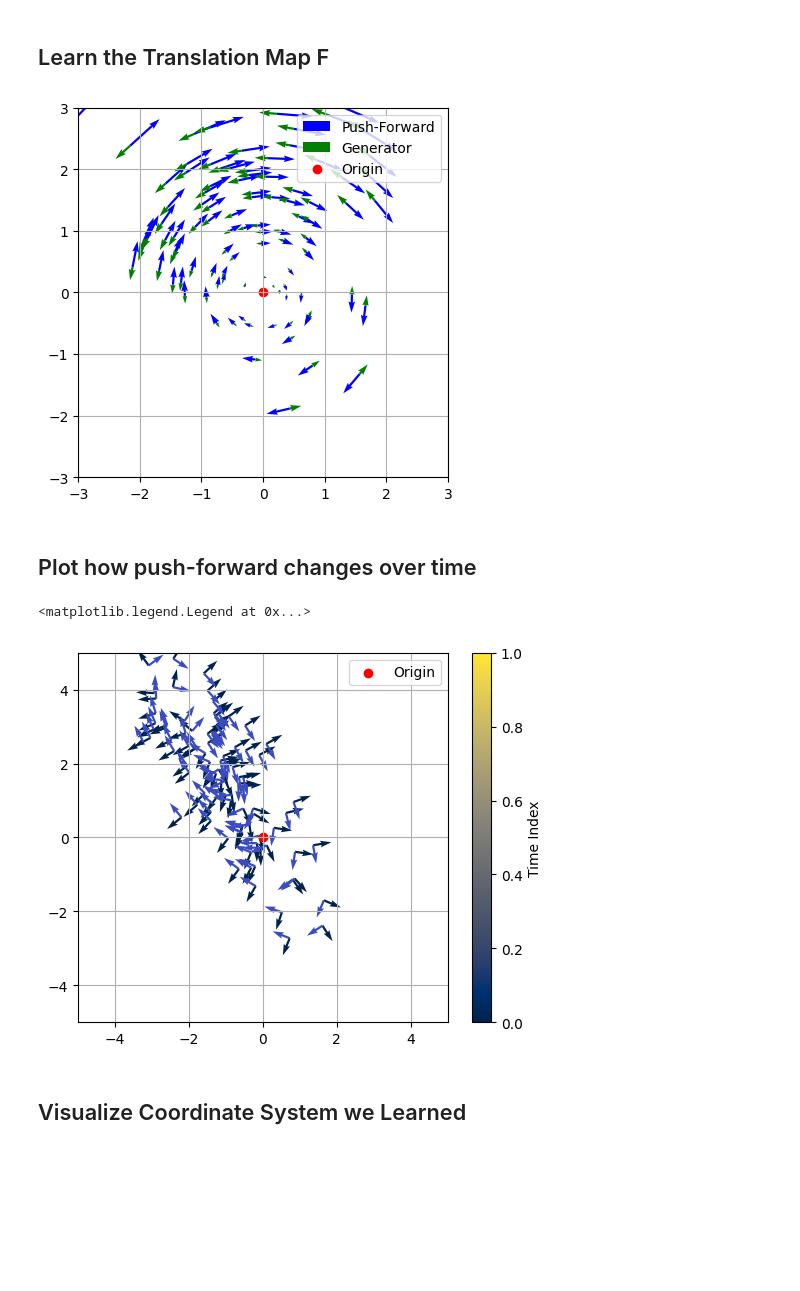
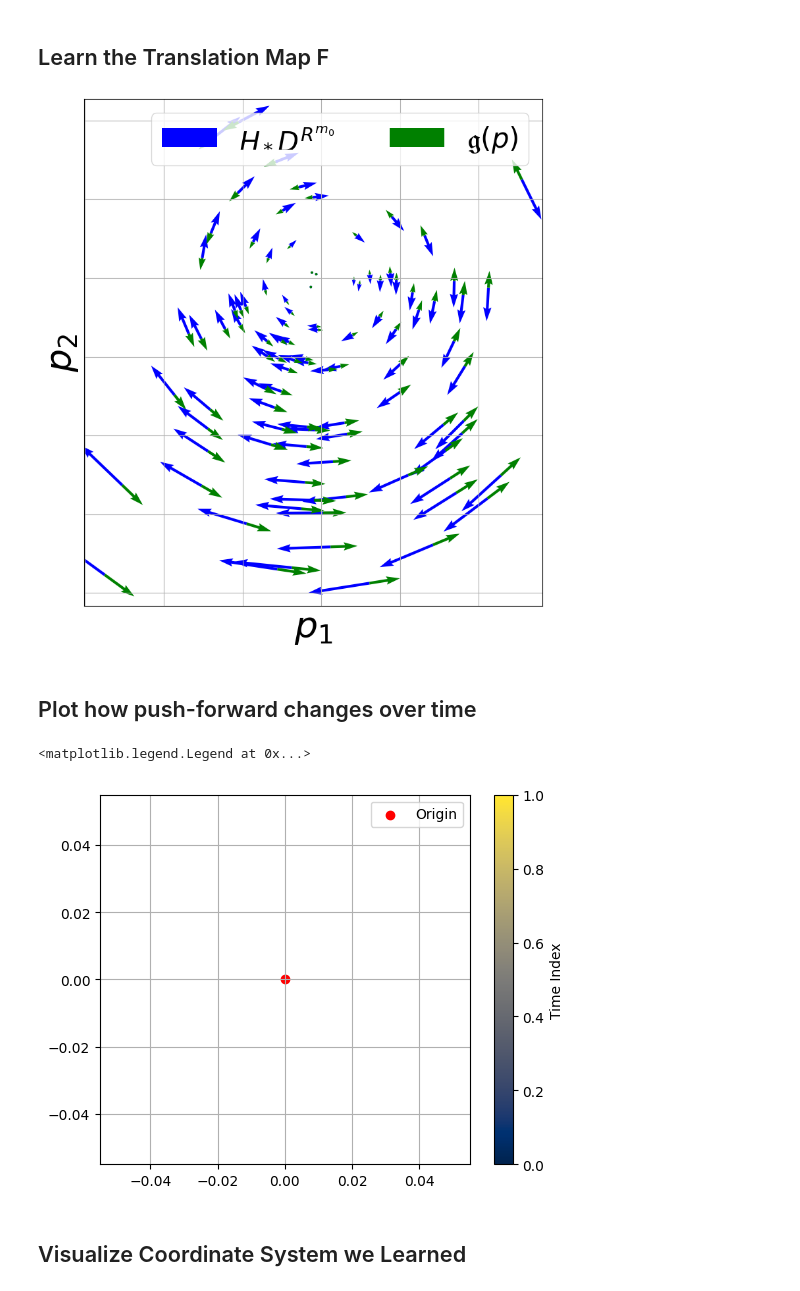
Before and after one commit to PaulNitschke/geo_meta_rl, a Jupyter notebook: differential_task_inference.ipynb, the cells around one changed output. Cells and saved outputs as stored; diff of their text form; code cells hidden in the pictures; blank space fills up the shorter version.

```diff
--- a/differential_task_inference.ipynb
+++ b/differential_task_inference.ipynb
@@ -16,7 +16,7 @@
 import warnings
 from typing import Tuple, Optional, Callable
 
-from constants import DTYPE
+from constants import DTYPE, FIG_HEIGHT, LABEL_FONT_SIZE
 import torch as th
 RANDOM_SEED=41
 th.manual_seed(RANDOM_SEED)
@@ -32,7 +32,8 @@ def sample_kernel_samples_from_task(task_goal: th.tensor,
 N_SAMPLES=250
 STATE_DIM=2
 TASK_GOALS = []
-for k in range(8):
+N_TASKS=8
+for k in range(N_TASKS):
     angle = th.tensor(2 * th.pi * k / 8, dtype=DTYPE)
     TASK_GOALS.append(th.tensor([th.cos(angle), th.sin(angle)], dtype=DTYPE))
 # %% [markdown]
@@ -157,7 +162,7 @@ def project_onto_tensor_subspace(tensors: th.tensor, basis: th.tensor) -> Tuple[
     - basis: torch.tensor of shape (1,d,n,n), a d-dimensional vector space of two-tensors, given by its basis.
 
     Returns:
-    - proj
+    - proj and orthogonal complement
     """
     b, d, _, _ = basis.shape
 
@@ -398,13 +570,10 @@ plt.grid()
 # Diffeomorphism, in our case the space of all affine maps.
 H_0=th.tensor(th.randn(size=(STATE_DIM, STATE_DIM+1)), dtype=DTYPE, requires_grad=True)
 
-def compute_vec_jacobian(f: callable, s: th.tensor)->th.tensor:
-    """Compute a vectorized Jacobian of function f over a batch of states s."""
-    return th.vmap(th.func.jacrev(f))(s)
-
 def learn_translation_map(H_0:th.tensor,
                          vf_1_vec: callable,
                          vf_2_vec: callable,
+                         coeff_l1_regu: float=0.05,
                          batch_size:int=1028,
                          n_iter:int=20_000,
                          track_Hs:bool=False
@@ -416,6 +585,7 @@ def learn_translation_map(H_0:th.tensor,
     - H_0: th.tensor of shape (STATE_DIM+1,STATE_DIM+1), initialization of the F-relation. Currently only supports affine maps (hence the +1 for the bias term).
     - vf_1_vec: Vectorized callable that returns the tangent vector of vector field vf_1 at a batch of points.
     - vf_2_vec: Vectorized callable that returns the tangent vector of vector field vf_2 at a batch of points.
+    - coeff_l1_regu: float, coefficient for the L-1 regularizer to enforce a sparse $H$.
     - track_Hs: bool, whether to track how the Hs transform during the optimization.
 
     Returns:
@@ -454,14 +624,17 @@ def learn_translation_map(H_0:th.tensor,
         # Project Generator into Transform of Kernel
         assert len(kernel_tilde_basis.shape)==3, f"Shape should be (batch_size, kernel_dimension, ambient_dimension). Current shape: {ps_kernel_bases_flat.shape}"
         _, ps_gen_ortho_comp_kernel=project_onto_subspace(vf_2_H_ps, basis=kernel_tilde_basis)
-        loss=th.norm(ps_gen_ortho_comp_kernel, dim=1).mean(dim=0)
+        loss_span=th.norm(ps_gen_ortho_comp_kernel, dim=1).mean(dim=0)
+        loss_reg=coeff_l1_regu*th.norm(H, p=1)
+        loss=loss_span+loss_reg
 
         # Take gradient step
         opt_H.zero_grad()
         loss.backward()
         opt_H.step()
         if idx_step % 100 == 0:
-            pbar.set_postfix({'Diffeomorphism. Loss (optimum=0)': f'{loss:.2f}'})
+            pbar.set_postfix({'Diffeomorphism. Loss (optimum=0)': f'{loss:.2f}',
+                              'Ratio Span Loss and L-1 Regularizer Loss:': f'{loss_span/loss_reg:.2f}'})
             if track_Hs:
                 Hs_over_time.append(H.detach().round(decimals=3))
     return H.round(decimals=3), Hs_over_time
@@ -469,5 +642,6 @@ def learn_translation_map(H_0:th.tensor,
 H_star_learned, H_star_over_time = learn_translation_map(H_0=H_0,
                       vf_1_vec=base_task_vf_1_callable_batched,
                       vf_2_vec=generator_vf_1_callable_batched,
+                      coeff_l1_regu=0.1,
                       n_iter=5000,
                       track_Hs=True)
@@ -512,16 +661,18 @@ push_forward_kernel, generator_tilde=push_forward_vector_field(ps=ps_vis,
                                                                )
 # %%
 import matplotlib.pyplot as plt
-plt.quiver(H_ps_vis[:,0], H_ps_vis[:,1], push_forward_kernel[:,0], push_forward_kernel[:,1], angles='xy', scale_units='xy', scale=5, color='blue', label="Push-Forward")
-plt.quiver(H_ps_vis[:,0], H_ps_vis[:,1], generator_tilde[:,0], generator_tilde[:,1], angles='xy', scale_units='xy', scale=5, color='green', label="Generator")
-plt.scatter(0,0, label="Origin", color="red")
-plt.xlim(-3, 3)
-plt.ylim(-3, 3)
+plt.figure(figsize=(FIG_HEIGHT, FIG_HEIGHT))
+plt.quiver(H_ps_vis[:,0], H_ps_vis[:,1], push_forward_kernel[:,0], push_forward_kernel[:,1], angles='xy', scale_units='xy', scale=5, color='blue', label="$H_*D^{R^{m_0}}$")
+plt.quiver(H_ps_vis[:,0], H_ps_vis[:,1], generator_tilde[:,0], generator_tilde[:,1], angles='xy', scale_units='xy', scale=5, color='green', label="$\mathfrak{g}(p)$")
+plt.xlabel("$p_1$", fontsize=2*LABEL_FONT_SIZE)
+plt.ylabel("$p_2$", fontsize=2*LABEL_FONT_SIZE)
 plt.gca().set_aspect('equal')
-plt.legend()
+plt.tick_params(axis='x', which='both', bottom=False, top=False, labelbottom=False)
+plt.tick_params(axis='y', which='both', left=False, right=False, labelleft=False)
+plt.legend(ncols=3, fontsize=1.5*LABEL_FONT_SIZE)
 plt.grid()
 # %% [output]
-[figure, old version]
+[figure, new version]
 # %% [markdown]
 ## Plot how push-forward changes over time
 # %%
@@ -557,7 +708,7 @@ n_Hs = len(H_star_over_time)
 fig, ax = plt.subplots()
 ax.grid()
 for idx, (H_ps_vis, push_forward_kernel, generator_tilde) in enumerate(zip(push_forward_over_time, generator_tilde_over_time, H_ps_vis_over_time)):
-    if idx%50==0:
+    if idx==99:
         color_kernel = cmap_kernel(idx / (n_Hs - 1))
         color_generator = cmap_generator(idx / (n_Hs - 1))
 
@@ -573,13 +724,13 @@ sm = plt.cm.ScalarMappable(cmap=cmap_kernel)
 sm.set_array([])  # Required for colorbar
 fig.colorbar(sm, ax=ax, label='Time Index')
 ax.scatter(0,0, label="Origin", color="red")
-ax.set_xlim(-5, 5)
-ax.set_ylim(-5, 5)
+# ax.set_xlim(-5, 5)
+# ax.set_ylim(-5, 5)
 ax.set_aspect('equal')
 ax.legend()
 # %% [output]
 <matplotlib.legend.Legend at 0x...>
-[figure, old version]
+[figure, new version]
 # %% [markdown]
 ## Visualize Coordinate System we Learned
 # %%
```
Also changed, not shown: parts of 18 cells of this notebook, 13 other files.
